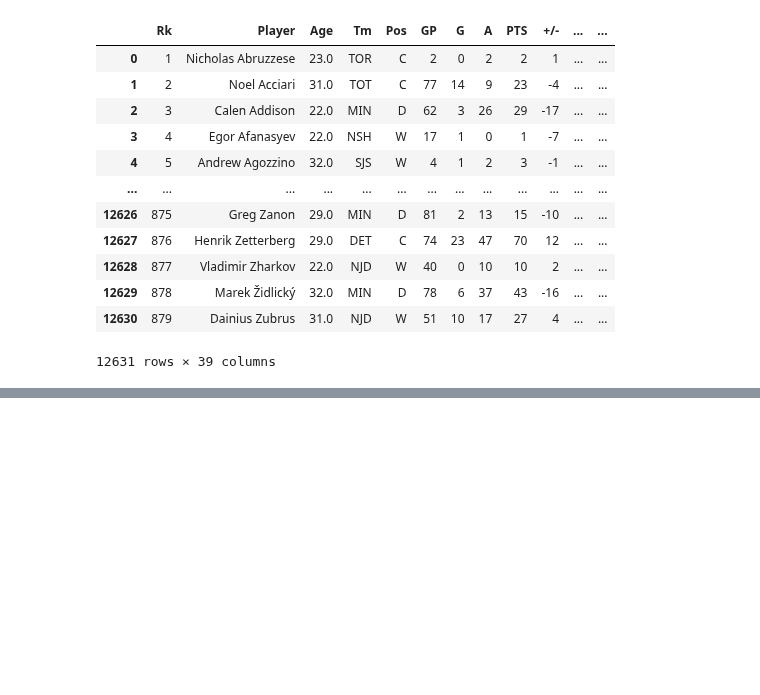
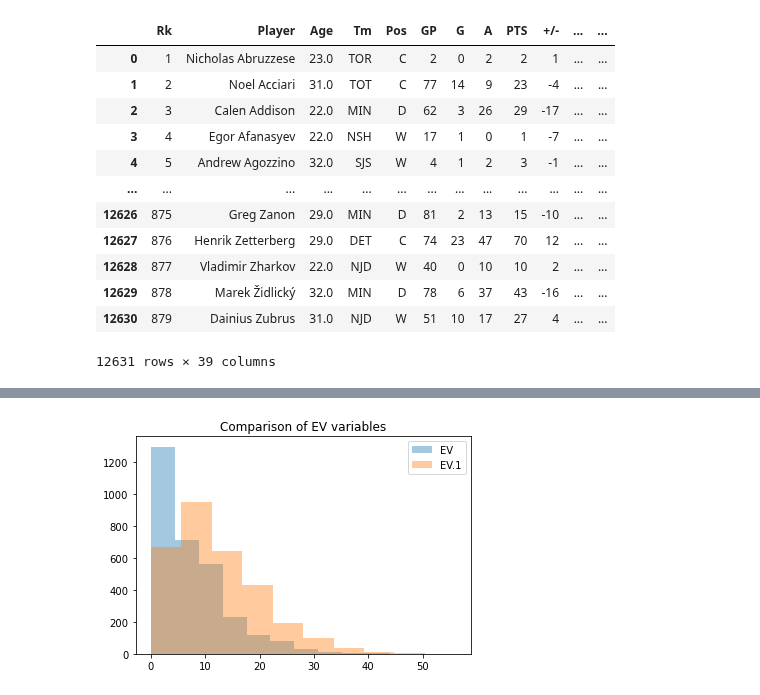
Before and after one commit to lukekerwin/DS-320_Project, a Jupyter notebook: Combined Contract and Player Data/Brian_Combined.ipynb, the cells around one changed output, grey strips where cells are left out. Drawn from its saved outputs; the diff is of its cells as text; code cells hidden in the pictures; blank space fills up the shorter version.

```diff
--- a/Combined Contract and Player Data/Brian_Combined.ipynb
+++ b/Combined Contract and Player Data/Brian_Combined.ipynb
@@ -462,0 +587,4 @@ df[df['Player'] == 'Oliver Ekman-Larsson']
+# %%
+df.drop(columns=['year', 'Name', 'Position', 'Team'], inplace=True)
+
+df.iloc[:, 15:].info()
@@ -462,0 +609,8 @@ df[df['Player'] == 'Oliver Ekman-Larsson']
+# %%
+plt.hist(df['EV'], alpha = 0.4, label='EV')
+plt.hist(df['EV.1'], alpha = 0.4, label='EV.1')
+plt.legend()
+plt.title("Comparison of EV variables")
+plt.show()
+# %% [output]
+[figure, added]
```
Also changed, not shown: parts of 26 cells of this notebook, 1 other file.
